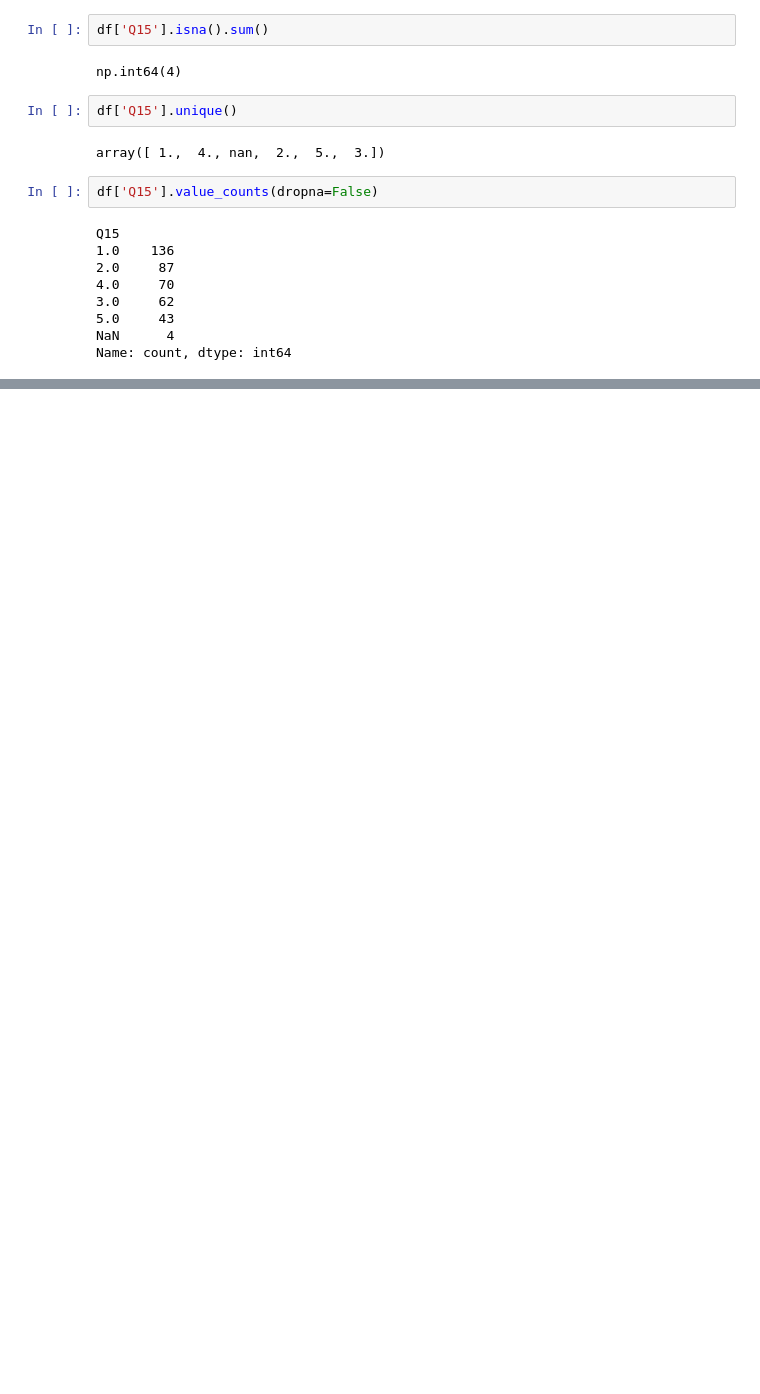
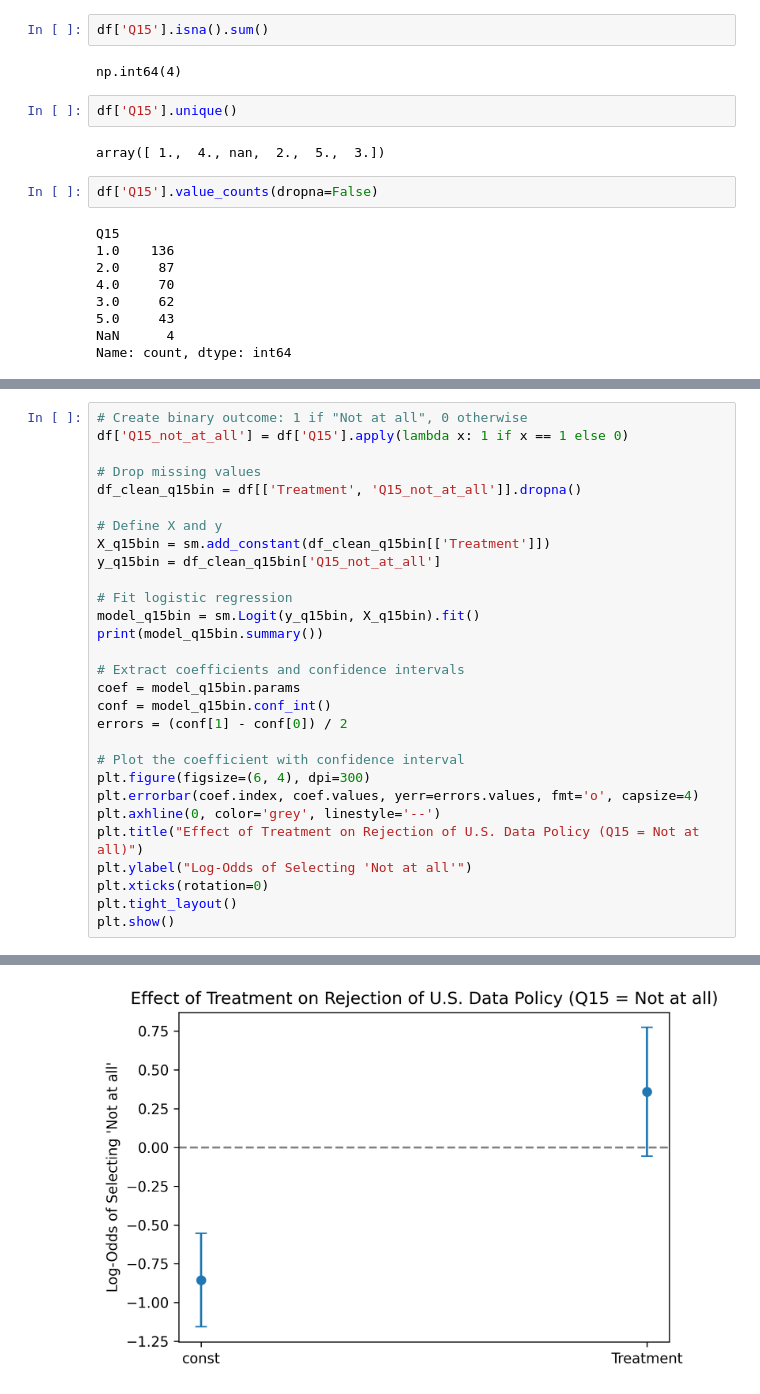
Before and after one commit to lmsobhani/Thesis, a Jupyter notebook: SurveyAnalysisJupyter.ipynb, the cells around one changed output, grey strips where cells are left out. Saved outputs shown, nothing was run; the diff lists cells and outputs as text; blank space fills up the shorter version.

```diff
--- a/SurveyAnalysisJupyter.ipynb
+++ b/SurveyAnalysisJupyter.ipynb
@@ -169,0 +212,30 @@ Notes:
+# %%
+# Create binary outcome: 1 if "Not at all", 0 otherwise
+df['Q15_not_at_all'] = df['Q15'].apply(lambda x: 1 if x == 1 else 0)
+
+# Drop missing values
+df_clean_q15bin = df[['Treatment', 'Q15_not_at_all']].dropna()
+
+# Define X and y
+X_q15bin = sm.add_constant(df_clean_q15bin[['Treatment']])
+y_q15bin = df_clean_q15bin['Q15_not_at_all']
+
+# Fit logistic regression
+model_q15bin = sm.Logit(y_q15bin, X_q15bin).fit()
+print(model_q15bin.summary())
+
+# Extract coefficients and confidence intervals
+coef = model_q15bin.params
+conf = model_q15bin.conf_int()
+errors = (conf[1] - conf[0]) / 2
+
+# Plot the coefficient with confidence interval
+plt.figure(figsize=(6, 4), dpi=300)
+plt.errorbar(coef.index, coef.values, yerr=errors.values, fmt='o', capsize=4)
+plt.axhline(0, color='grey', linestyle='--')
+plt.title("Effect of Treatment on Rejection of U.S. Data Policy (Q15 = Not at all)")
+plt.ylabel("Log-Odds of Selecting 'Not at all'")
+plt.xticks(rotation=0)
+plt.tight_layout()
+plt.show()
+# %% [output]
@@ -169,0 +260 @@ Notes:
+[figure, added]
```
Also changed, not shown: parts of 14 cells of this notebook.
